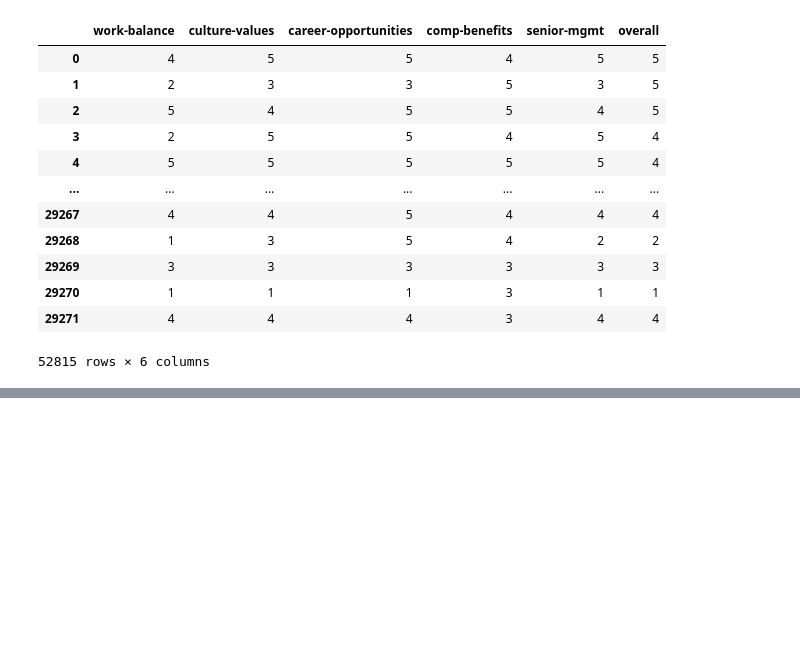
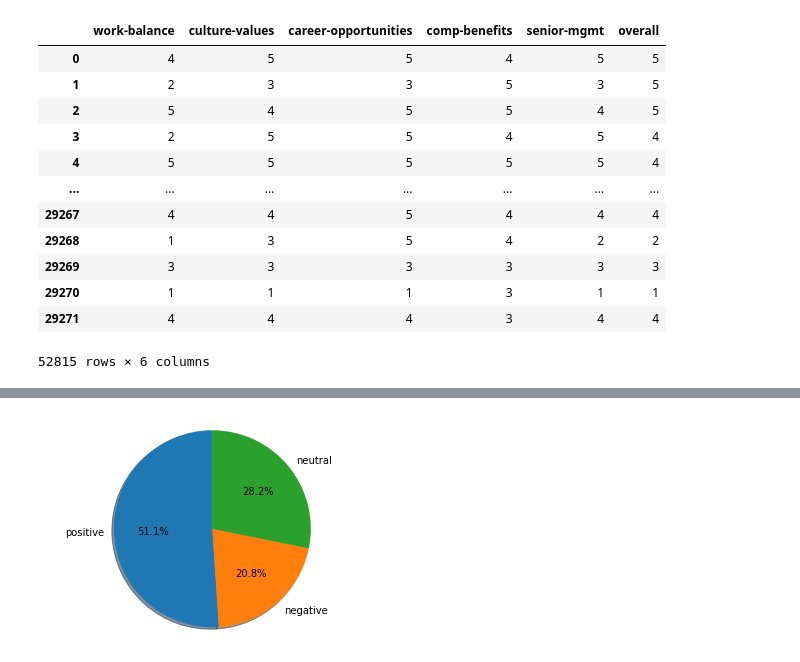
Before and after one commit to theresa-sporn/WorkforceSentimentMonitoring, a Jupyter notebook: notebooks/gceline_frontend_streamlit_v2.ipynb, the cells around one changed output, grey strips where cells are left out. Drawn from its saved outputs; the diff is of its cells as text; code cells hidden in the pictures; blank space fills up the shorter version.

```diff
--- a/notebooks/gceline_frontend_streamlit_v2.ipynb
+++ b/notebooks/gceline_frontend_streamlit_v2.ipynb
@@ -172,16 +216,18 @@ index_max
 # %%
 import matplotlib.pyplot as plt
 
-labels = 'positive', 'negative', 'neutral'
+labels = ['positive', 'negative', 'neutral']
 sizes = list(df_counts.overall_counts)
 #explode = (0, 0.1, 0)  # only "explode" the 2nd slice (i.e. 'Hogs')
 
 fig1, ax1 = plt.subplots()
 ax1.pie(sizes, labels=labels, autopct='%1.1f%%',
 shadow=True, startangle=90)
 ax1.axis('equal')  # Equal aspect ratio ensures that pie is drawn as a circle.
 plt.show()
 #st.pyplot(fig1)
+# %% [output]
+[figure, added]
 # %%
 import plotly.graph_objects as go
 
```
Also changed, not shown: parts of 41 cells of this notebook, 1 other file.
